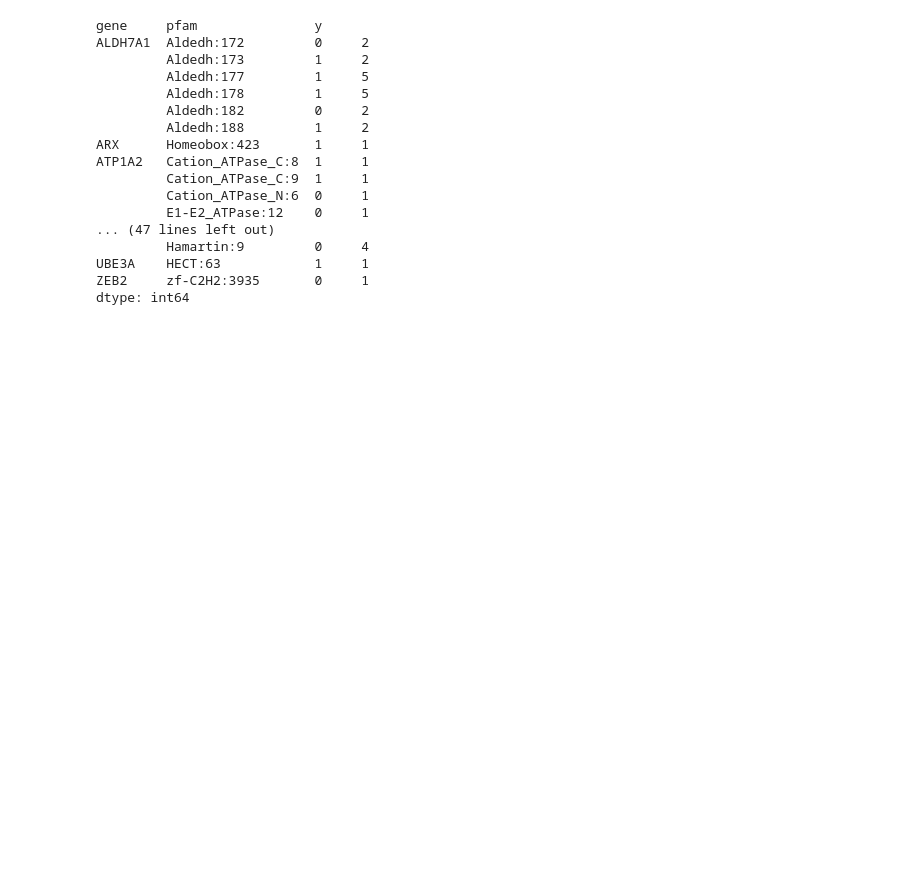
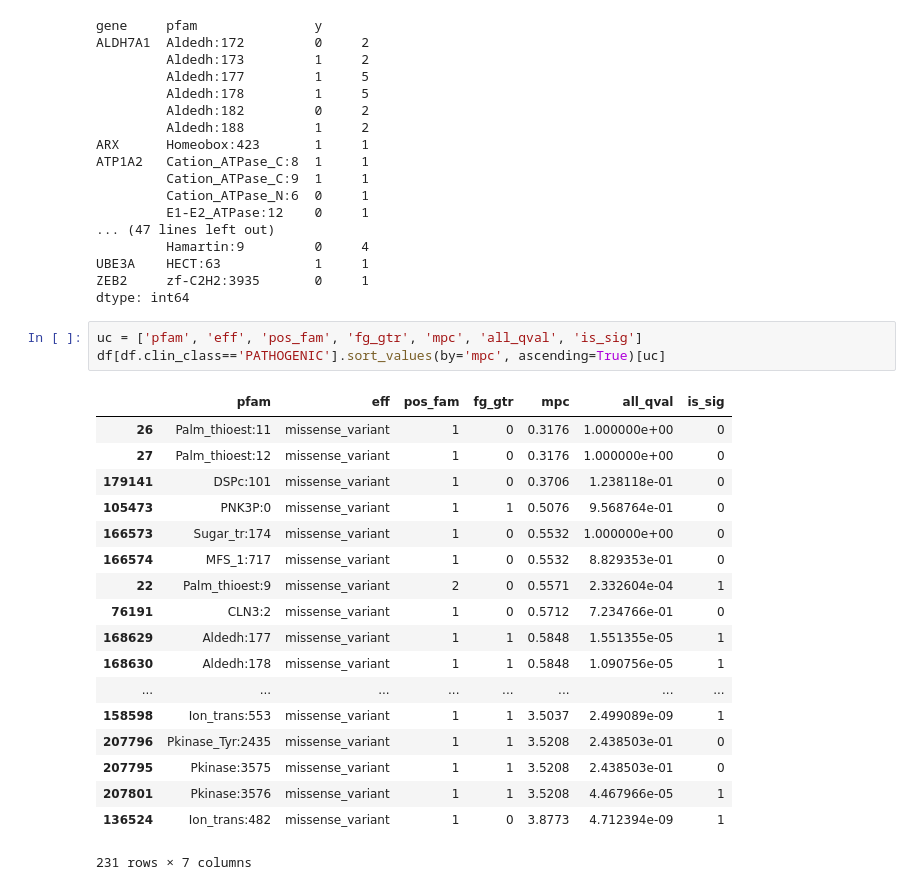
Before and after one commit to samesense/pathopredictor, a Jupyter notebook: notebooks/predict-mpc.ipynb, the cells around one changed output. Cells and saved outputs as stored; diff of their text form; blank space fills up the shorter version.

```diff
--- a/notebooks/predict-mpc.ipynb
+++ b/notebooks/predict-mpc.ipynb
@@ -190,3 +190,25 @@ ATP1A2   Cation_ATPase_C:8  1     1
 UBE3A    HECT:63            1     1
 ZEB2     zf-C2H2:3935       0     1
 dtype: int64
+# %%
+uc = ['pfam', 'eff', 'pos_fam', 'fg_gtr', 'mpc', 'all_qval', 'is_sig']
+df[df.clin_class=='PATHOGENIC'].sort_values(by='mpc', ascending=True)[uc]
+# %% [output]
+|  | pfam | eff | pos_fam | fg_gtr | mpc | all_qval | is_sig |
+| 26 | Palm_thioest:11 | missense_variant | 1 | 0 | 0.3176 | 1.000000e+00 | 0 |
+| 27 | Palm_thioest:12 | missense_variant | 1 | 0 | 0.3176 | 1.000000e+00 | 0 |
+| 179141 | DSPc:101 | missense_variant | 1 | 0 | 0.3706 | 1.238118e-01 | 0 |
+| 105473 | PNK3P:0 | missense_variant | 1 | 1 | 0.5076 | 9.568764e-01 | 0 |
+| 166573 | Sugar_tr:174 | missense_variant | 1 | 0 | 0.5532 | 1.000000e+00 | 0 |
+| 166574 | MFS_1:717 | missense_variant | 1 | 0 | 0.5532 | 8.829353e-01 | 0 |
+| 22 | Palm_thioest:9 | missense_variant | 2 | 0 | 0.5571 | 2.332604e-04 | 1 |
+| 76191 | CLN3:2 | missense_variant | 1 | 0 | 0.5712 | 7.234766e-01 | 0 |
+| 168629 | Aldedh:177 | missense_variant | 1 | 1 | 0.5848 | 1.551355e-05 | 1 |
+| 168630 | Aldedh:178 | missense_variant | 1 | 1 | 0.5848 | 1.090756e-05 | 1 |
+| ... | ... | ... | ... | ... | ... | ... | ... |
+| 158598 | Ion_trans:553 | missense_variant | 1 | 1 | 3.5037 | 2.499089e-09 | 1 |
+| 207796 | Pkinase_Tyr:2435 | missense_variant | 1 | 1 | 3.5208 | 2.438503e-01 | 0 |
+| 207795 | Pkinase:3575 | missense_variant | 1 | 1 | 3.5208 | 2.438503e-01 | 0 |
+| 207801 | Pkinase:3576 | missense_variant | 1 | 1 | 3.5208 | 4.467966e-05 | 1 |
+| 136524 | Ion_trans:482 | missense_variant | 1 | 0 | 3.8773 | 4.712394e-09 | 1 |
+231 rows × 7 columns
```
Also changed, not shown: parts of 1 cell of this notebook.
